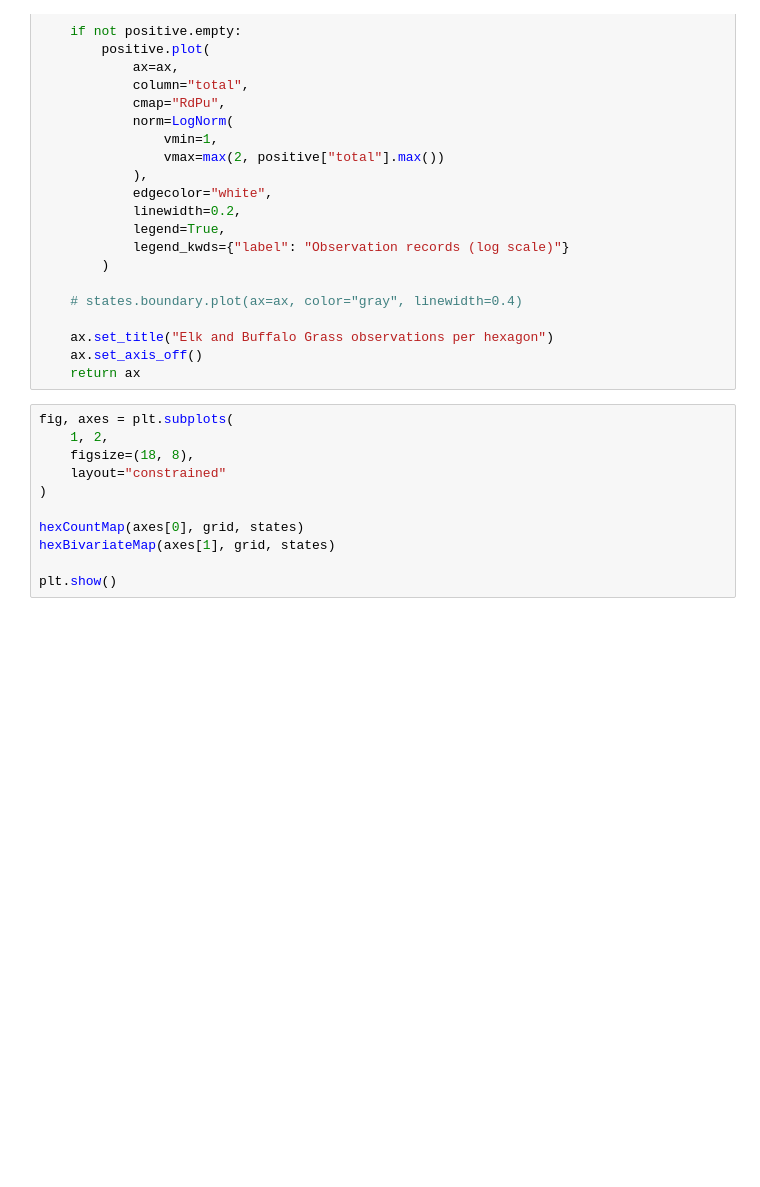
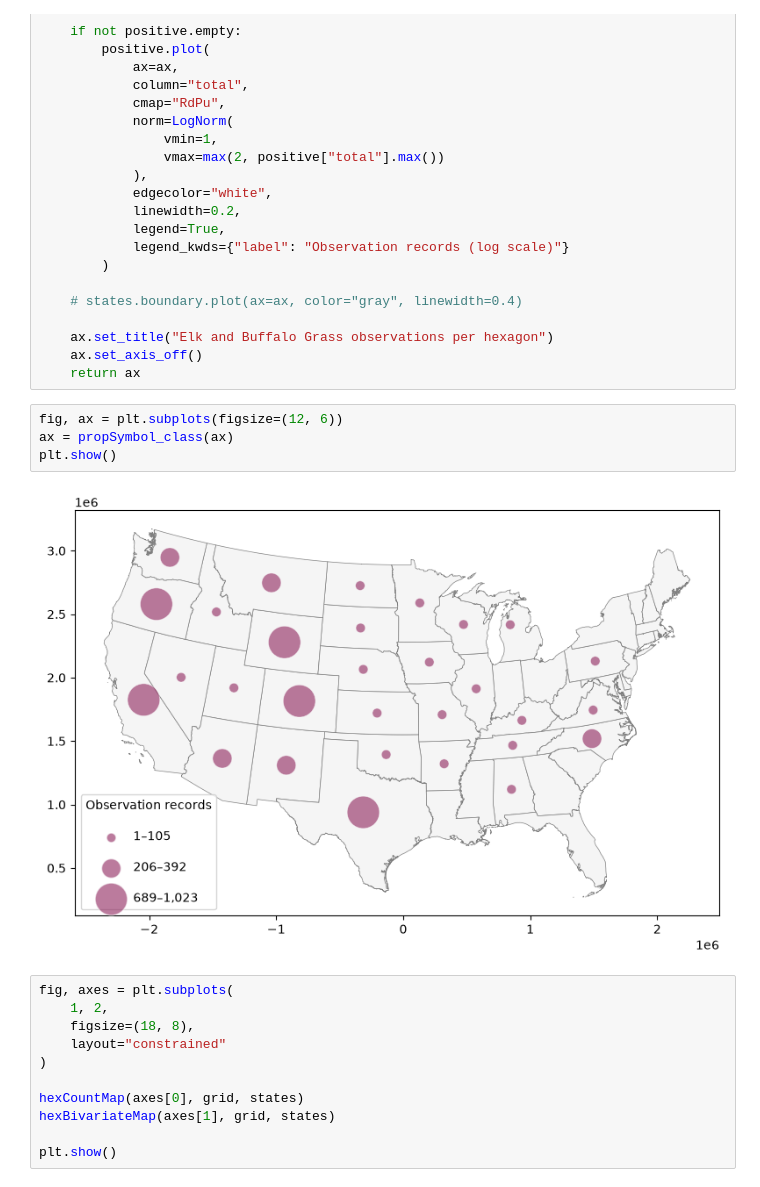
Before and after one commit to Dtaylor8047/geog592-amadar, a Jupyter notebook: homework/week09/Elk_BuffaloGrass_v2.ipynb, the cells around one changed output. Saved outputs shown, nothing was run; the diff lists cells and outputs as text; blank space fills up the shorter version.

Commit message:
Added Prop map!

```diff
--- a/homework/week09/Elk_BuffaloGrass_v2.ipynb
+++ b/homework/week09/Elk_BuffaloGrass_v2.ipynb
@@ -793,6 +795,12 @@ def hexCountMapLog(ax, grid, states):
     ax.set_title("Elk and Buffalo Grass observations per hexagon")
     ax.set_axis_off()
     return ax
+# %%
+fig, ax = plt.subplots(figsize=(12, 6))
+ax = propSymbol_class(ax)
+plt.show()
+# %% [output]
+[figure, added]
 # %%
 fig, axes = plt.subplots(
     1, 2,
```
Also changed, not shown: parts of 1 cell of this notebook.
